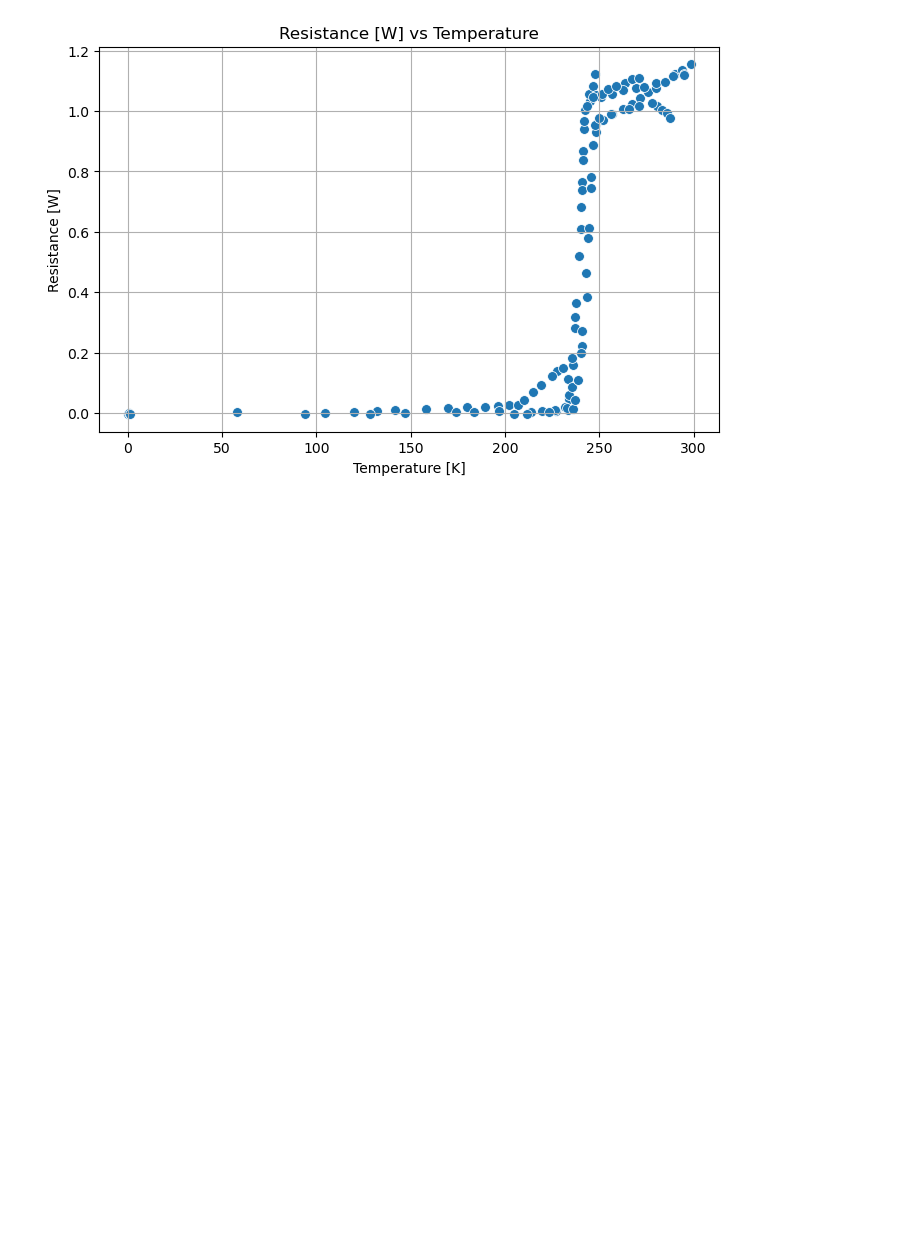
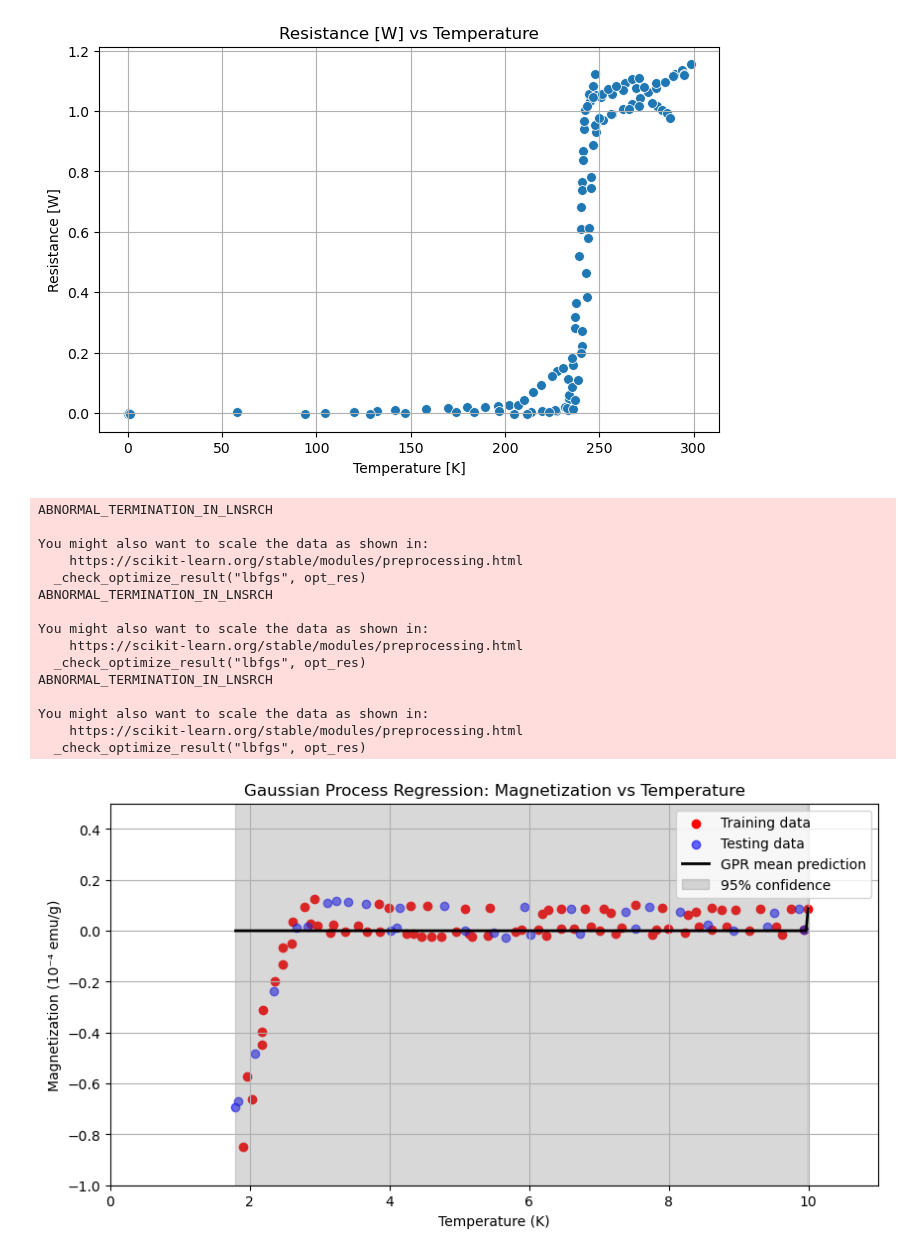
Before and after one commit to tif-car/TcSUH-ML-Project, a Jupyter notebook: prediction2.ipynb, the cells around one changed output. Saved outputs shown, nothing was run; the diff lists cells and outputs as text; code cells hidden in the pictures; blank space fills up the shorter version.

Commit message:
added gaussian process regression plot

```diff
--- a/prediction2.ipynb
+++ b/prediction2.ipynb
@@ -266,3 +266,73 @@ plt.grid(True)
 plt.show()
 # %% [output]
 [figure]
+# %%
+#Next step: modeling relationships
+#train a model that mathematically captures the relationship between the inputs (features) and the output (target).
+#first option: Gaussian Process Regression
+
+#gaussian process regression
+
+import numpy as np
+import pandas as pd
+import matplotlib.pyplot as plt
+import seaborn as sns
+from sklearn.gaussian_process import GaussianProcessRegressor
+from sklearn.gaussian_process.kernels import RBF, ConstantKernel as C
+from sklearn.model_selection import train_test_split
+
+#Load CSV file
+data = pd.read_csv('supercon1/data/001005fig1.csv', header=5)
+
+
+X = data[['T (K)']].values       # must be 2D for sklearn
+y = data['M (10-4 emu/g)'].values
+
+#Split into training and testing sets
+X_train, X_test, y_train, y_test = train_test_split(X, y, test_size=0.3, random_state=42)
+
+#Define kernel
+kernel = C(1.0, (1e-3, 1e3)) * RBF(length_scale=1.0)
+
+#Train GPR
+gp = GaussianProcessRegressor(kernel=kernel, n_restarts_optimizer=10)
+gp.fit(X_train, y_train)
+
+#Make predictions
+x_pred = np.linspace(min(X), max(X), 300).reshape(-1, 1)
+y_pred, sigma = gp.predict(x_pred, return_std=True)
+
+
+
+#Plot results
+plt.figure(figsize=(10, 5))
+plt.scatter(X_train, y_train, color='r', label='Training data')
+plt.scatter(X_test, y_test, color='b', label='Testing data', alpha=0.6)
+plt.plot(x_pred, y_pred, 'k', lw=2, label='GPR mean prediction')
+plt.fill_between(x_pred[:, 0], y_pred - 1.96*sigma, y_pred + 1.96*sigma,
+                 color='gray', alpha=0.3, label='95% confidence')
+plt.xlim(0, 11)      # Focus on the low-temperature region
+plt.ylim(-1.0,.50) # Zoom in on the magnetization range
+plt.xlabel('Temperature (K)')
+plt.ylabel('Magnetization (10⁻⁴ emu/g)')
+plt.title('Gaussian Process Regression: Magnetization vs Temperature')
+plt.legend()
+plt.grid(True)
+plt.show()
+# %% [output]
+ABNORMAL_TERMINATION_IN_LNSRCH
+
+You might also want to scale the data as shown in:
+    https://scikit-learn.org/stable/modules/preprocessing.html
+  _check_optimize_result("lbfgs", opt_res)
+ABNORMAL_TERMINATION_IN_LNSRCH
+
+You might also want to scale the data as shown in:
+    https://scikit-learn.org/stable/modules/preprocessing.html
+  _check_optimize_result("lbfgs", opt_res)
+ABNORMAL_TERMINATION_IN_LNSRCH
+
+You might also want to scale the data as shown in:
+    https://scikit-learn.org/stable/modules/preprocessing.html
+  _check_optimize_result("lbfgs", opt_res)
+[figure, added]
```
